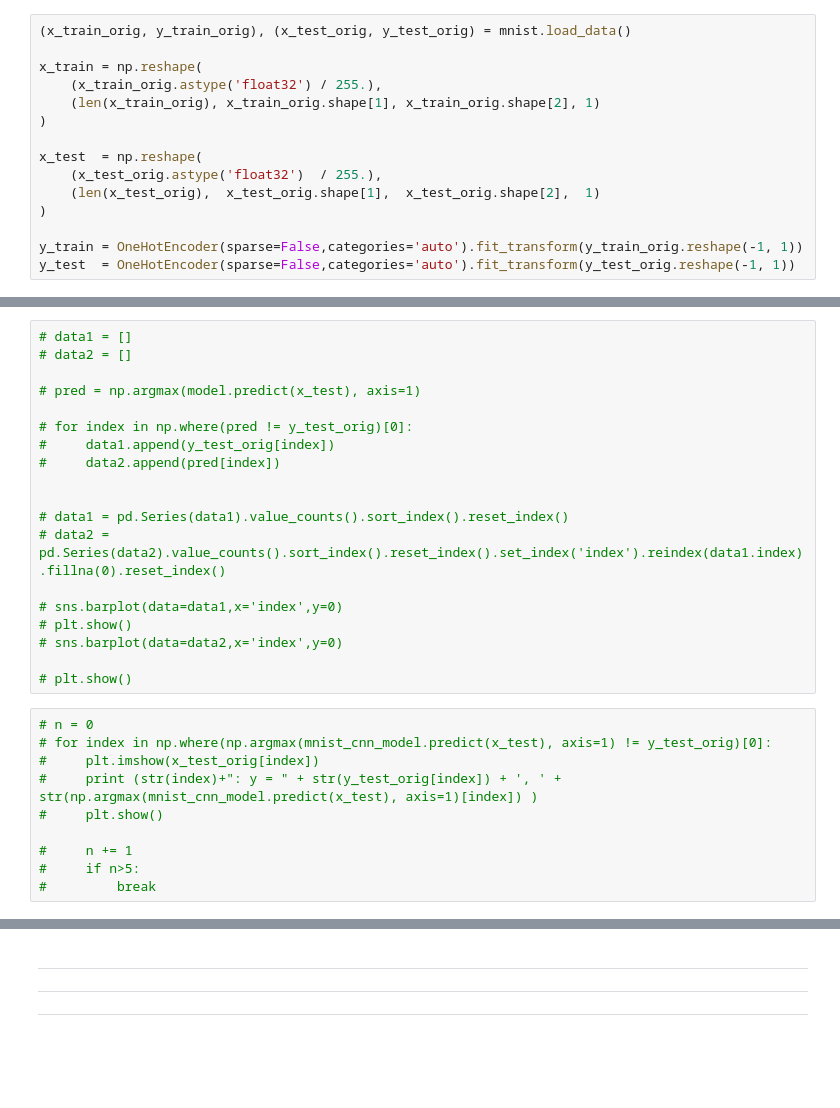
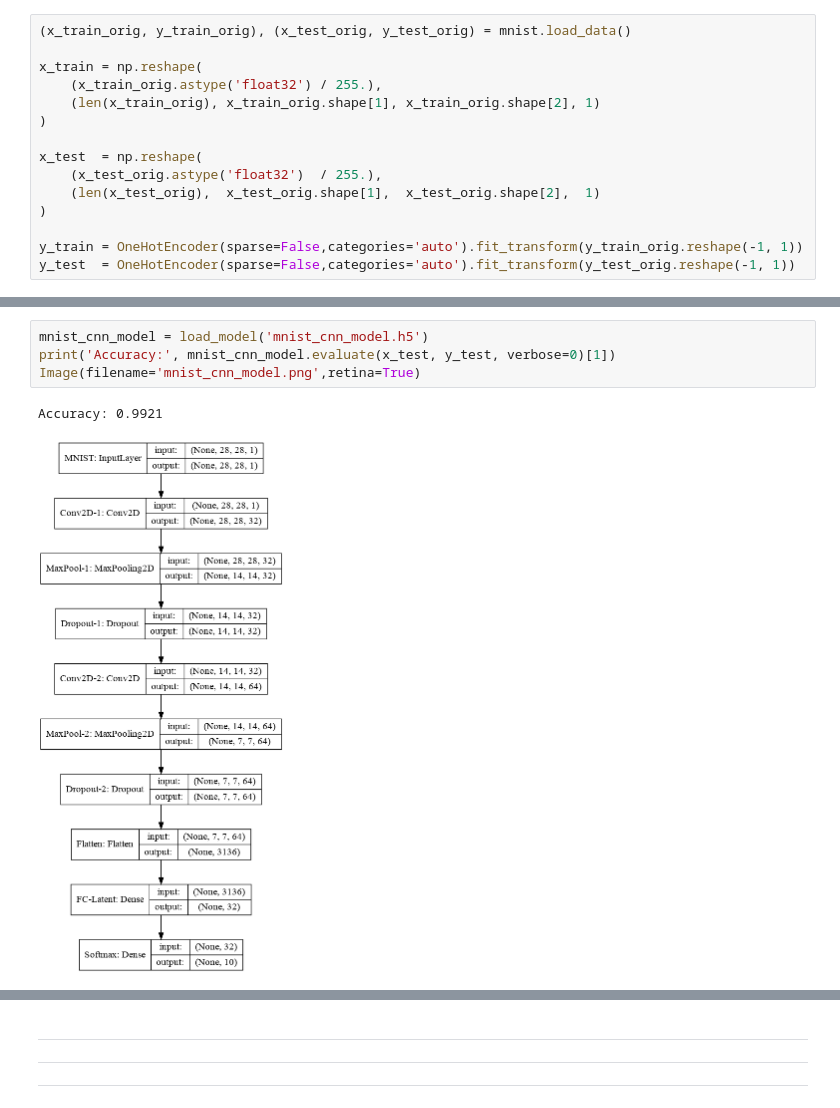
Before and after one commit to chAwater/Linked_Autoencoders_Keras, a Jupyter notebook: Autoencoders_in_Keras.ipynb, the cells around one changed output, grey strips where cells are left out. Drawn from its saved outputs; the diff is of its cells as text; blank space fills up the shorter version.

```diff
--- a/Autoencoders_in_Keras.ipynb
+++ b/Autoencoders_in_Keras.ipynb
@@ -124,29 +81,7 @@ Test accuracy: 0.9915
-# %%
-# data1 = []
-# data2 = []
-
-# pred = np.argmax(model.predict(x_test), axis=1)
-
-# for index in np.where(pred != y_test_orig)[0]:
-#     data1.append(y_test_orig[index])
-#     data2.append(pred[index])
-
-
-# data1 = pd.Series(data1).value_counts().sort_index().reset_index()
-# data2 = pd.Series(data2).value_counts().sort_index().reset_index().set_index('index').reindex(data1.index).fillna(0).reset_index()
-
-# sns.barplot(data=data1,x='index',y=0)
-# plt.show()
-# sns.barplot(data=data2,x='index',y=0)
-
-# plt.show()
-# %%
-# n = 0
-# for index in np.where(np.argmax(mnist_cnn_model.predict(x_test), axis=1) != y_test_orig)[0]:
-#     plt.imshow(x_test_orig[index])
-#     print (str(index)+": y = " + str(y_test_orig[index]) + ', ' + str(np.argmax(mnist_cnn_model.predict(x_test), axis=1)[index]) )
-#     plt.show()
-
-#     n += 1
-#     if n>5:
-#         break
+# %%
+mnist_cnn_model = load_model('mnist_cnn_model.h5')
+print('Accuracy:', mnist_cnn_model.evaluate(x_test, y_test, verbose=0)[1])
+Image(filename='mnist_cnn_model.png',retina=True)
+# %% [output]
+Accuracy: 0.9921
+[figure, added]
```
Also changed, not shown: parts of 65 cells of this notebook.
